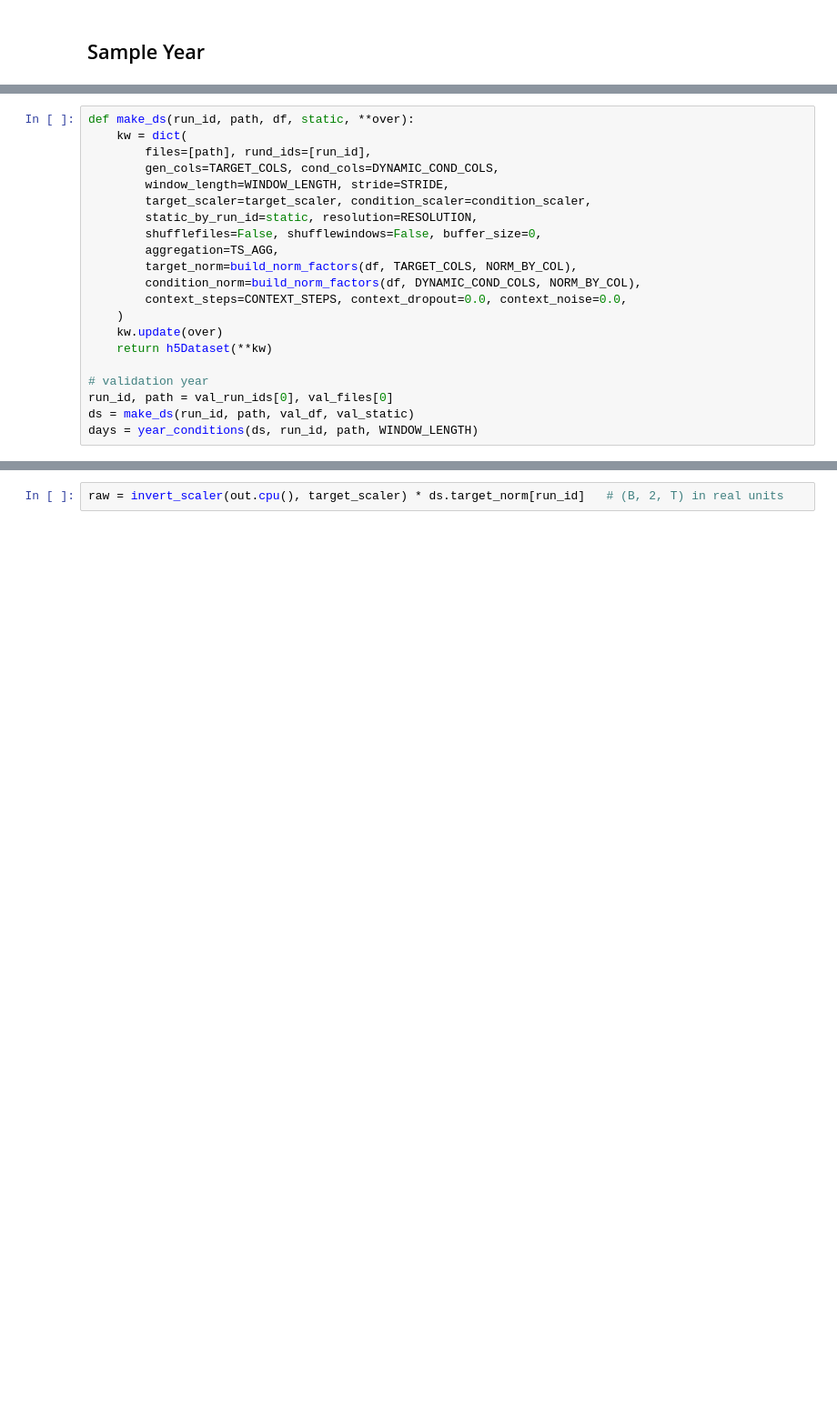
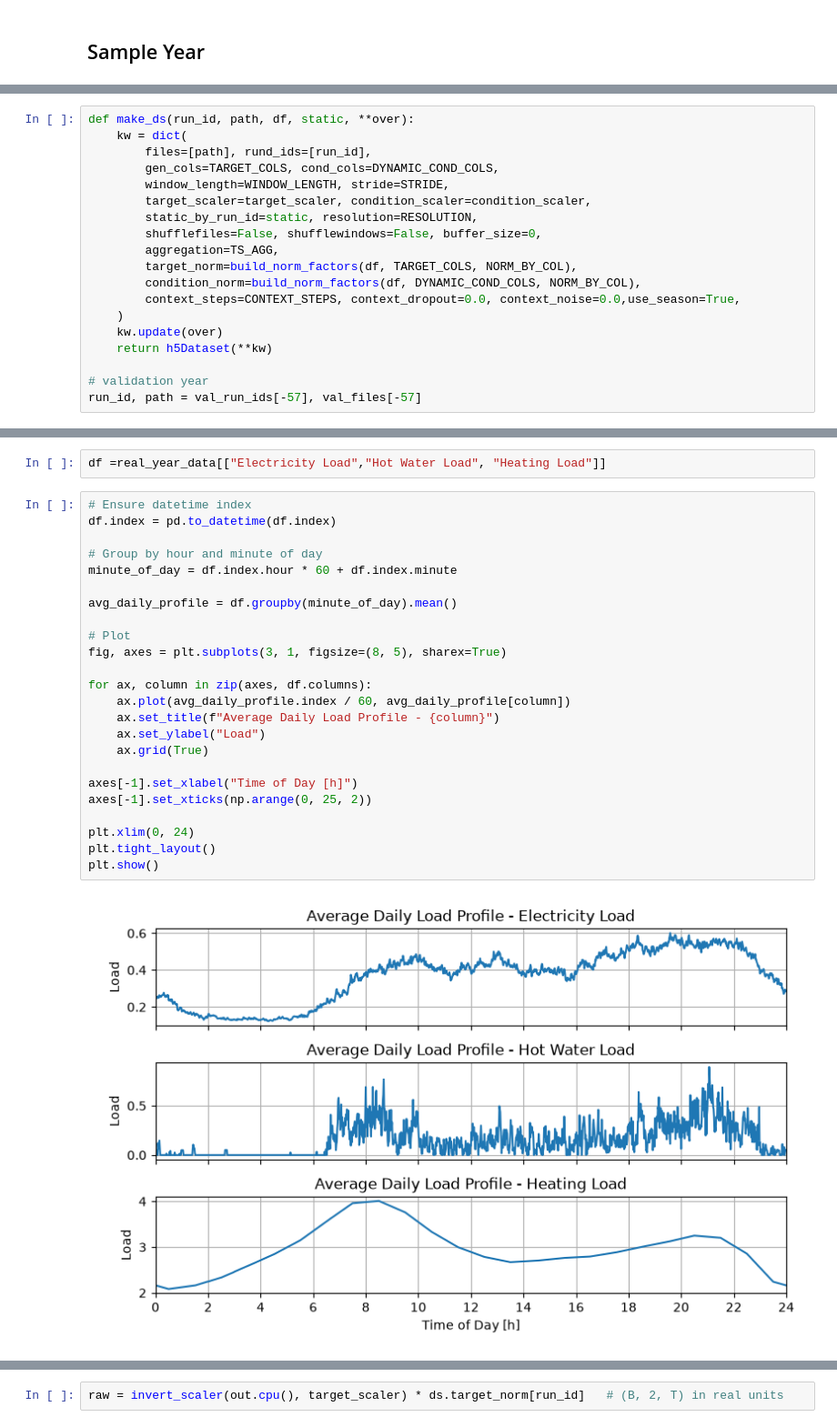
Before and after one commit to NV717/Master_Thesis_EWI_2026, a Jupyter notebook: Ch_4_Diffusion/diffusion1D.ipynb, the cells around one changed output, grey strips where cells are left out. Shown at 91% size. Drawn from its saved outputs; the diff is of its cells as text; blank space fills up the shorter version.

```diff
--- a/Ch_4_Diffusion/diffusion1D.ipynb
+++ b/Ch_4_Diffusion/diffusion1D.ipynb
@@ -1412,12 +1440,10 @@ def make_ds(run_id, path, df, static, **over):
         aggregation=TS_AGG,
         target_norm=build_norm_factors(df, TARGET_COLS, NORM_BY_COL),
         condition_norm=build_norm_factors(df, DYNAMIC_COND_COLS, NORM_BY_COL),
-        context_steps=CONTEXT_STEPS, context_dropout=0.0, context_noise=0.0,
+        context_steps=CONTEXT_STEPS, context_dropout=0.0, context_noise=0.0,use_season=True,
     )
     kw.update(over)
     return h5Dataset(**kw)
 
 # validation year
-run_id, path = val_run_ids[0], val_files[0]
-ds = make_ds(run_id, path, val_df, val_static)
-days = year_conditions(ds, run_id, path, WINDOW_LENGTH)
+run_id, path = val_run_ids[-57], val_files[-57]
@@ -1451,0 +1580,28 @@ KeyboardInterrupt:
+# %%
+df =real_year_data[["Electricity Load","Hot Water Load", "Heating Load"]]
+# %%
+# Ensure datetime index
+df.index = pd.to_datetime(df.index)
+
+# Group by hour and minute of day
+minute_of_day = df.index.hour * 60 + df.index.minute
+
+avg_daily_profile = df.groupby(minute_of_day).mean()
+
+# Plot
+fig, axes = plt.subplots(3, 1, figsize=(8, 5), sharex=True)
+
+for ax, column in zip(axes, df.columns):
+    ax.plot(avg_daily_profile.index / 60, avg_daily_profile[column])
+    ax.set_title(f"Average Daily Load Profile - {column}")
+    ax.set_ylabel("Load")
+    ax.grid(True)
+
+axes[-1].set_xlabel("Time of Day [h]")
+axes[-1].set_xticks(np.arange(0, 25, 2))
+
+plt.xlim(0, 24)
+plt.tight_layout()
+plt.show()
+# %% [output]
+[figure, added]
```
Also changed, not shown: parts of 49 cells of this notebook, 1 other file.
